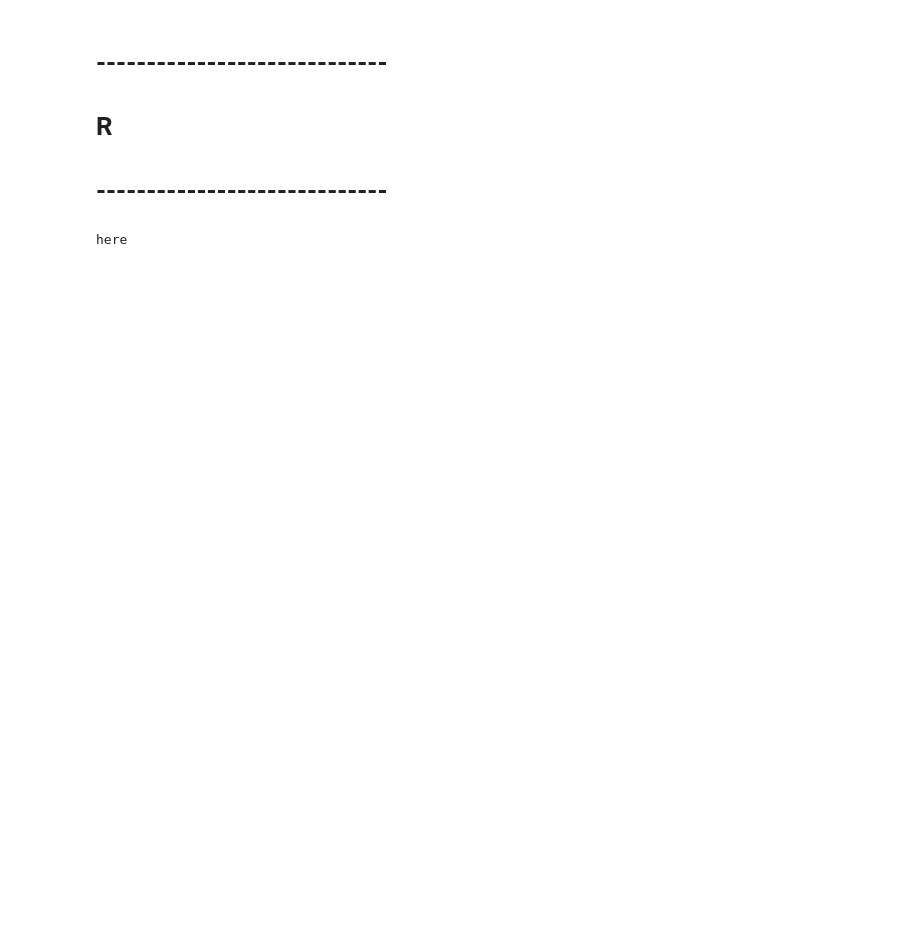
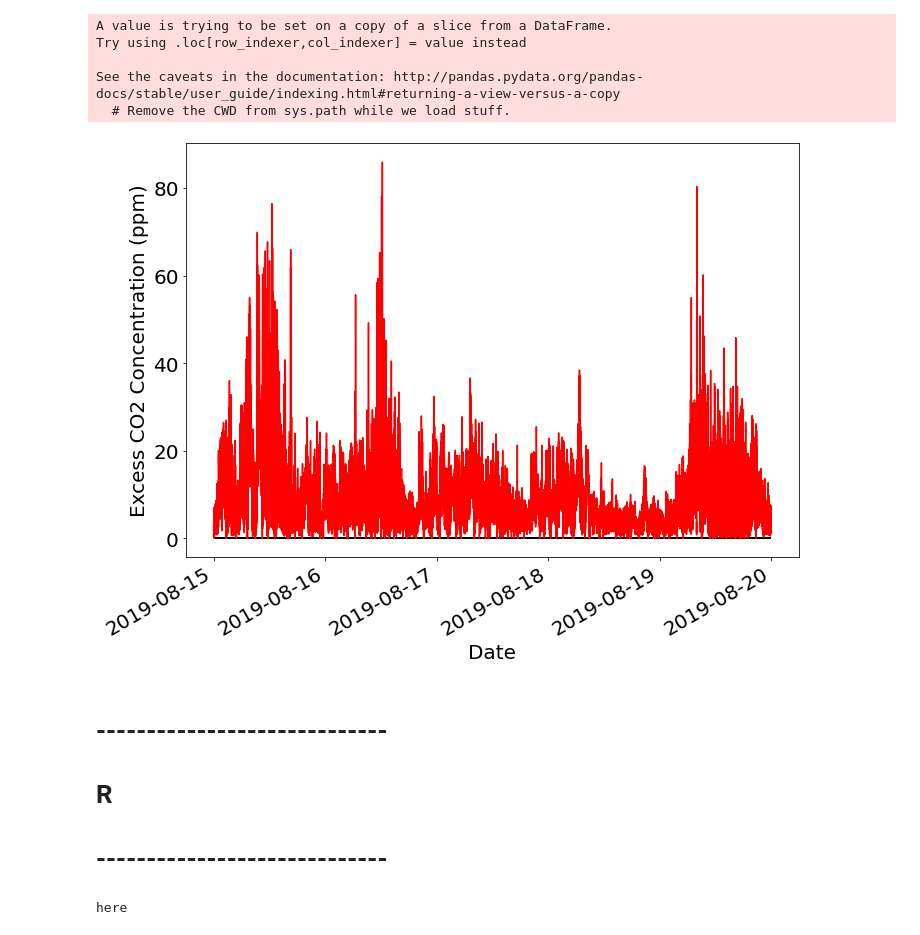
Before and after one commit to agmeyer4/CO2_Eddy, a Jupyter notebook: Data_Viewer.ipynb, the cells around one changed output. Drawn from its saved outputs; the diff is of its cells as text; code cells hidden in the pictures; blank space fills up the shorter version.

```diff
--- a/Data_Viewer.ipynb
+++ b/Data_Viewer.ipynb
@@ -129,0 +119,11 @@ inrange.mean()[['excess_Pic_CH4','Pic_CH4']]
+# %%
+excess_rolls_sec = [10,60,3600]#,6000,36000] #these specify the rolling window on which a minimum is applied for excess
+tower = 'Picarro'
+
+position_number = 1
+downsample_sec = 100
+wind_rolls = [5,10,30,60,600]
+lag_shifts = [5,10,20,30,45,60,90,120]
+
+data = Processed_Set(tower,position_number,excess_rolls_sec,vent_bool = True,wbb_bool=False)
+data._retrieve_data('../CO2_Data_Processed/')
@@ -130,3 +134,63 @@ inrange.mean()[['excess_Pic_CH4','Pic_CH4']]
+# %%
+labsize = 20
+
+ghg = 'Pic_CO2'
+
+subset_dates = ['2019-08-15','2019-08-20']
+df = data.data[tower].loc[(data.data[tower].index>f'{subset_dates[0]} 00:00:00')&\
+                          (data.data[tower].index<f'{subset_dates[1]} 00:00:00')]
+
+#add means
+df[f'mean_r3600_{ghg}']  = df[f'{ghg}'].rolling(10000,center=True).mean()
+
+
+
+
+
+fig,ax=plt.subplots(figsize=[10,7.5])
+
+#ax.plot(df.index,df['excess_r3600_Pic_CO2'])
+#ax.plot(df.index,df['excess_r10_Pic_CO2'])
+thresh = 440
+minidf = df.loc[df[f'{ghg}']<thresh]
+
+ax.plot(df.index,df[f'excess_r3600_{ghg}'],color='red',alpha=1)
+ax.hlines(0,df.index[0],df.index[-1],color='black',linewidth=2)
+
+#ax.plot(minidf.index,minidf[f'{ghg}'].rolling(3000).mean(),linewidth=2,color='blue')
+
+#ax.plot(df.index,df[f'min_r3600_{ghg}'].rolling(4000).mean(),linewidth=2,color='black')
+#ax.plot(df.index,df[f'mean_r3600_{ghg}'],linewidth=2,color='blue')
+
+
+
+if ghg == 'Pic_CH4':
+    ylab = 'CH4 Concentration (ppm)'
+elif ghg == 'Pic_CO2':
+    ylab = 'CO2 Concentration (ppm)'
+
+
+ylab = 'Excess CO2 Concentration (ppm)'
+
+ax.set_xlabel('Date',size=labsize)
+ax.set_ylabel(ylab,size=labsize)
+
+ax.tick_params(axis='both', which='major', labelsize=labsize)
+
+
+
+plt.gcf().autofmt_xdate()
+fig.tight_layout()
+plt.show()
+
+fig.savefig('../CO2_Data_Processed/Plots_Figs/CO2_excess.png')
+# %% [output]
+A value is trying to be set on a copy of a slice from a DataFrame.
+Try using .loc[row_indexer,col_indexer] = value instead
+
+See the caveats in the documentation: http://pandas.pydata.org/pandas-docs/stable/user_guide/indexing.html#returning-a-view-versus-a-copy
+  # Remove the CWD from sys.path while we load stuff.
+[figure, added]
 # %%
 #new = wind_add(new,'ANEM_X','ANEM_Y')
 graph = [\
```
Also changed, not shown: parts of 15 cells of this notebook, 6 other files.
